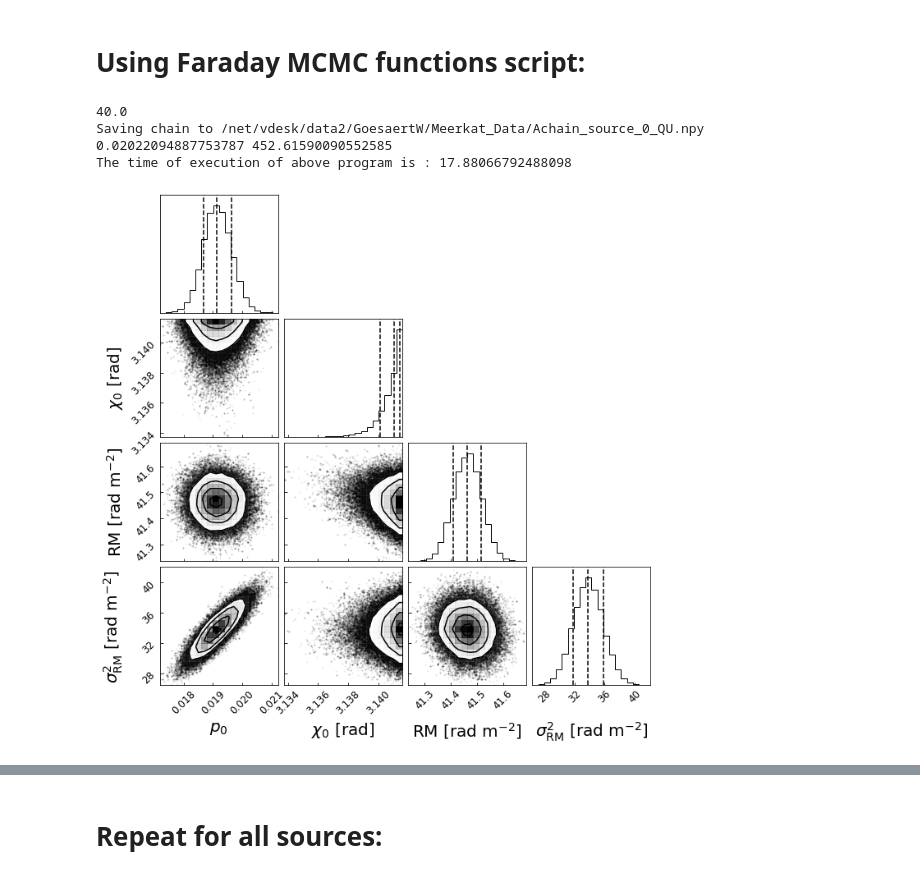
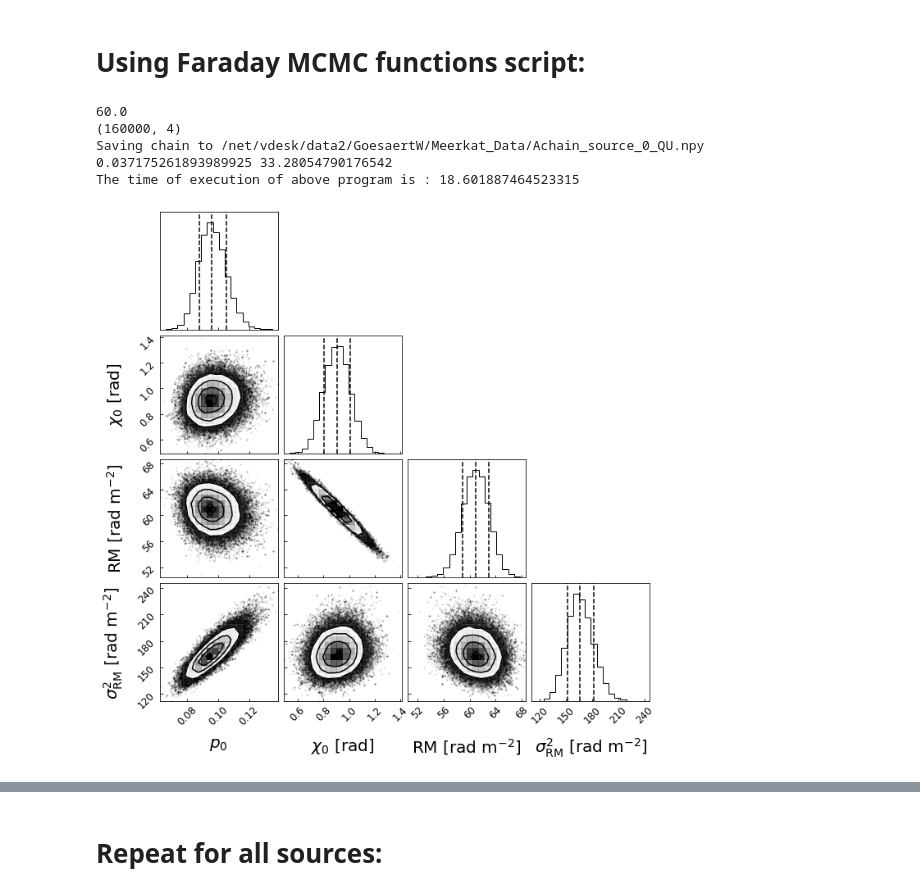
Before and after one commit to Woutmg/Meerkat_FracPol_New, a Jupyter notebook: MCMC_Faradayrotation.ipynb, the cells around one changed output, grey strips where cells are left out. Saved outputs shown, nothing was run; the diff lists cells and outputs as text; code cells hidden in the pictures.

```diff
--- a/MCMC_Faradayrotation.ipynb
+++ b/MCMC_Faradayrotation.ipynb
@@ -156,30 +158,31 @@ print(len(mask_erik))
 # %%
 reload(mcmc)
 reload(mcmc_plots)
 start = time.time()
 
-#We will look at the last of the 4 sources:
-source=0
+#We will look at one of the 4 sources:
+source=1
 print(phi_compar[source])
 fit_dataI, fit_data, x, y = mcmc.polarization_fitting(lamb**2, I_compar[:,source], I_unc_compar[:,source]\
                         , Q_compar[:,source], Q_unc_compar[:,source], U_compar[:,source], U_unc_compar[:,source]\
                         , phi_compar[source], rsl_compar[source]['RA'], rsl_compar[source]['DEC'], cornerplot=True,curvature=True\
                         ,sourcenum=0)
 reduced_chi2 = mcmc_plots.models('ExtDepol', lamb**2, fit_dataI[0][1], fit_dataI[1][1], fit_dataI[2][1]\
                 ,fit_data[0][1], fit_data[1][1], fit_data[2][1], fit_data[3][1], I_compar[:,source]\
                 , I_unc_compar[:,source], Q_compar[:,source], Q_unc_compar[:,source], U_compar[:,source], U_unc_compar[:,source])
 reduced_chi2_i = reduced_chi2[3]
 reduced_chi2_qu = reduced_chi2[4]
 print(reduced_chi2_i, reduced_chi2_qu)
 
 end = time.time()
 print("The time of execution of above program is :", end-start)
 # %% [output]
-40.0
+60.0
+(160000, 4)
 Saving chain to /net/vdesk/data2/GoesaertW/Meerkat_Data/Achain_source_0_QU.npy
-0.02022094887753787 452.61590090552585
-The time of execution of above program is : 17.88066792488098
+0.037175261893989925 33.28054790176542
+The time of execution of above program is : 18.601887464523315
-[figure, old version]
+[figure, new version]
 # %%
 reload(mcmc_plots)
 print(fit_data[0][1], fit_data[1][1], fit_data[2][1], np.sqrt(fit_data[3][1]))
```
Also changed, not shown: parts of 3 cells of this notebook, 4 other files.
